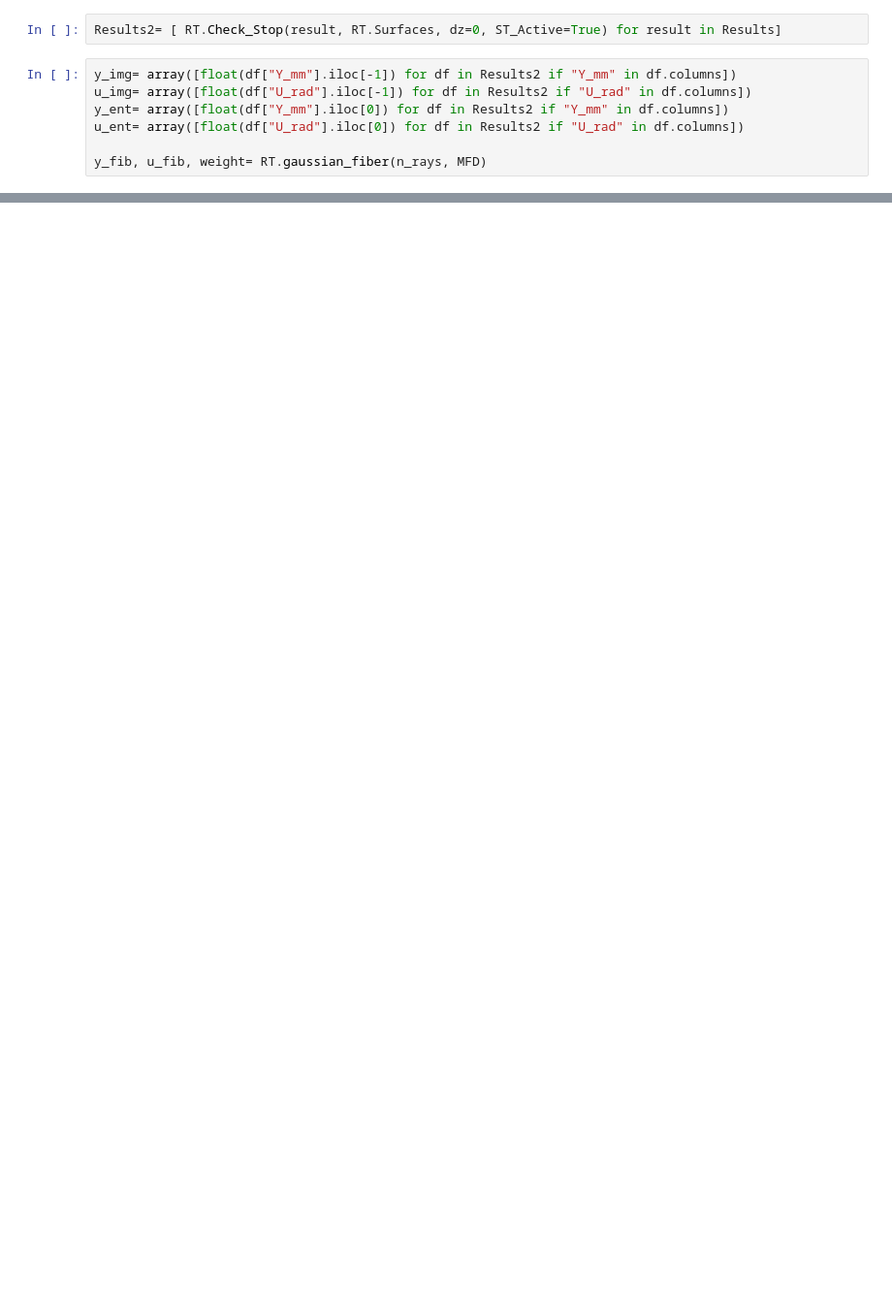
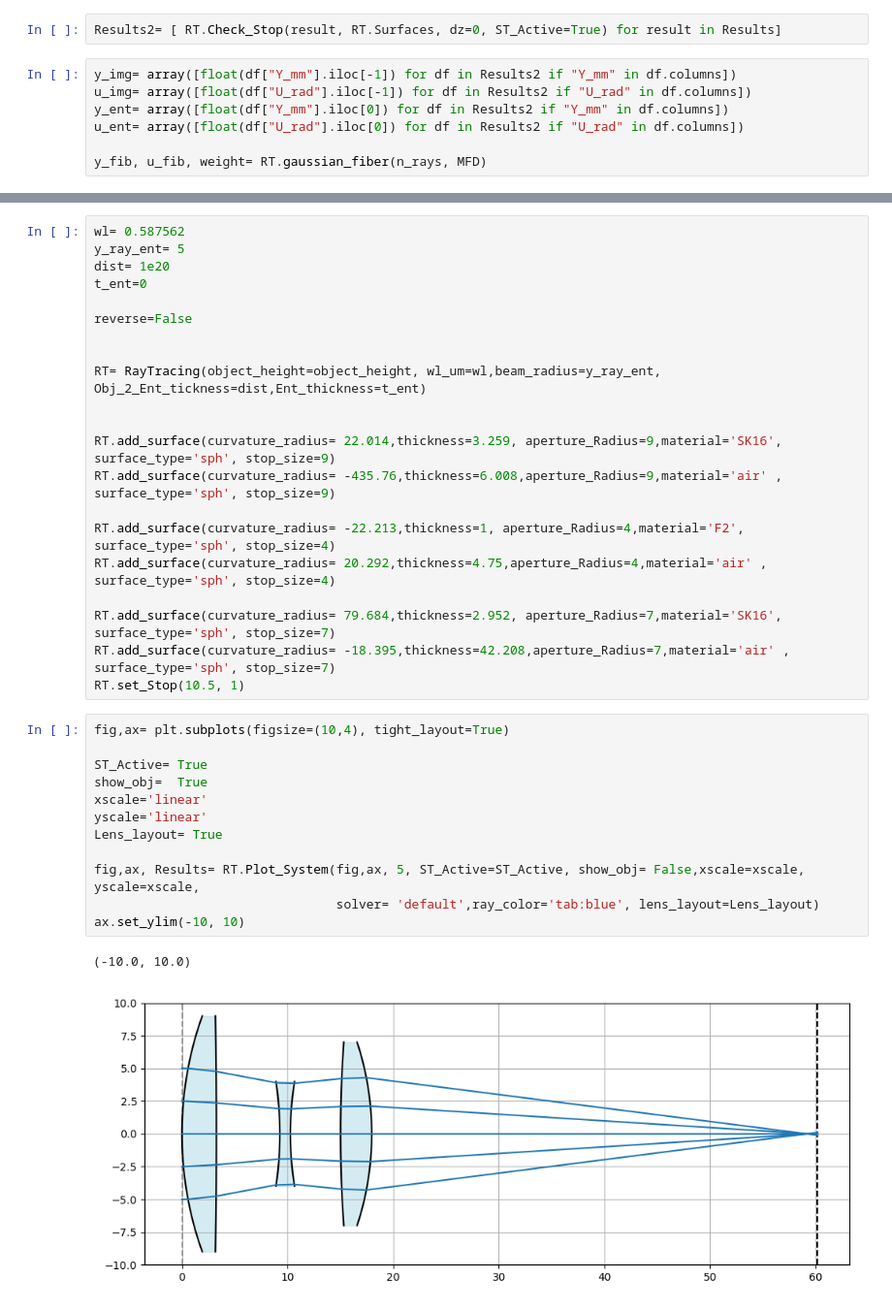
Before and after one commit to mshamdan/Ray, a Jupyter notebook: Example.ipynb, the cells around one changed output, grey strips where cells are left out. Shown at 97% size. Drawn from its saved outputs; the diff is of its cells as text; blank space fills up the shorter version.

```diff
--- a/Example.ipynb
+++ b/Example.ipynb
@@ -404,0 +403,36 @@ system_transmission(y_fib, y_ent, y_img, w_launch=weight)
+# %%
+wl= 0.587562
+y_ray_ent= 5
+dist= 1e20
+t_ent=0
+
+reverse=False
+
+
+RT= RayTracing(object_height=object_height, wl_um=wl,beam_radius=y_ray_ent, Obj_2_Ent_tickness=dist,Ent_thickness=t_ent)
+
+
+RT.add_surface(curvature_radius= 22.014,thickness=3.259, aperture_Radius=9,material='SK16', surface_type='sph', stop_size=9)
+RT.add_surface(curvature_radius= -435.76,thickness=6.008,aperture_Radius=9,material='air' , surface_type='sph', stop_size=9)
+
+RT.add_surface(curvature_radius= -22.213,thickness=1, aperture_Radius=4,material='F2', surface_type='sph', stop_size=4)
+RT.add_surface(curvature_radius= 20.292,thickness=4.75,aperture_Radius=4,material='air' , surface_type='sph', stop_size=4)
+
+RT.add_surface(curvature_radius= 79.684,thickness=2.952, aperture_Radius=7,material='SK16', surface_type='sph', stop_size=7)
+RT.add_surface(curvature_radius= -18.395,thickness=42.208,aperture_Radius=7,material='air' , surface_type='sph', stop_size=7)
+RT.set_Stop(10.5, 1)
+# %%
+fig,ax= plt.subplots(figsize=(10,4), tight_layout=True)
+
+ST_Active= True
+show_obj=  True
+xscale='linear'
+yscale='linear'
+Lens_layout= True
+
+fig,ax, Results= RT.Plot_System(fig,ax, 5, ST_Active=ST_Active, show_obj= False,xscale=xscale, yscale=xscale,
+                                solver= 'default',ray_color='tab:blue', lens_layout=Lens_layout)
+ax.set_ylim(-10, 10)
+# %% [output]
+(-10.0, 10.0)
+[figure, added]
```
Also changed, not shown: parts of 36 cells of this notebook, 5 other files.
